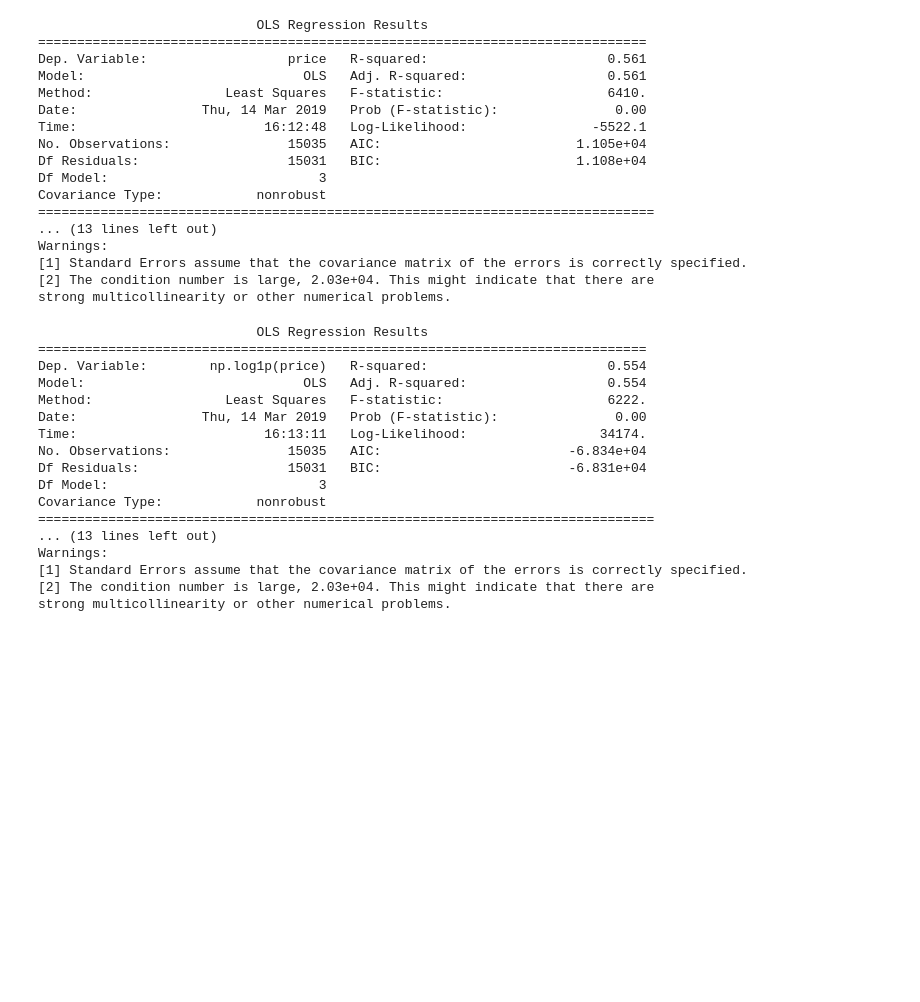
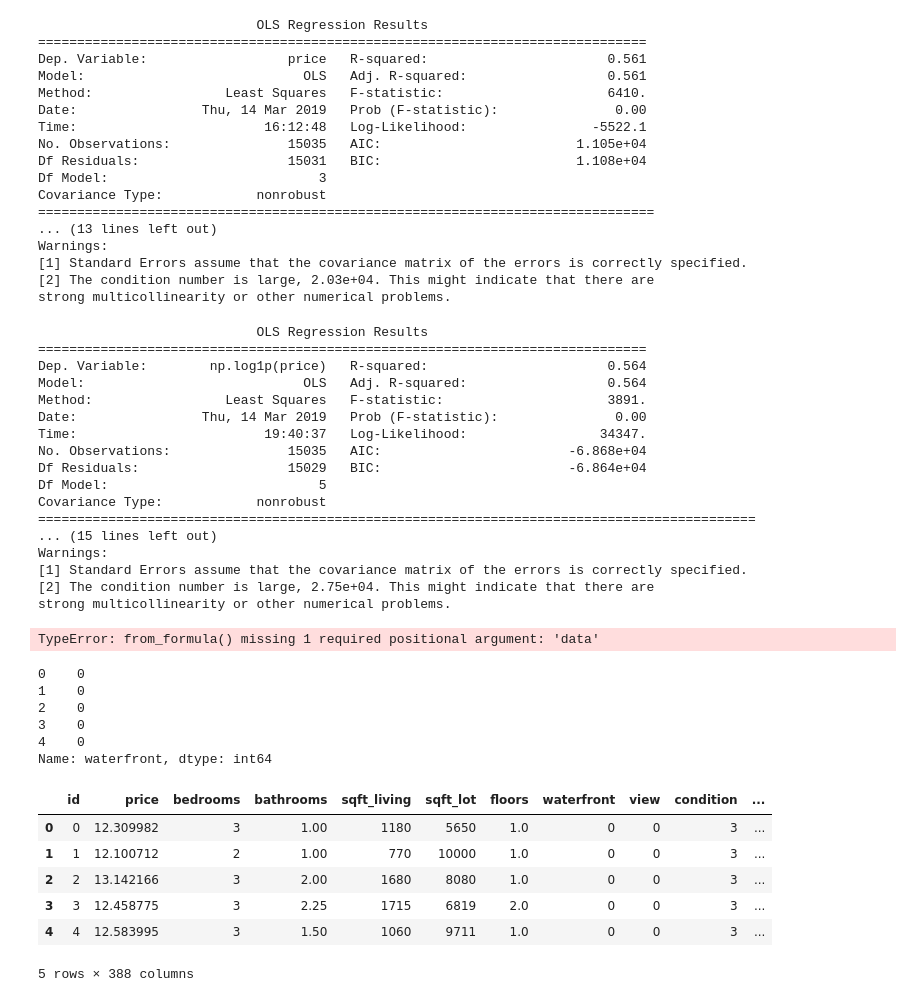
Before and after one commit to EmjayAhn/kaggle_HousePrice, a Jupyter notebook: 01_HousePriceEDA.ipynb, the cells around one changed output. Saved outputs shown, nothing was run; the diff lists cells and outputs as text; code cells hidden in the pictures; blank space fills up the shorter version.

```diff
--- a/01_HousePriceEDA.ipynb
+++ b/01_HousePriceEDA.ipynb
@@ -431,24 +438,50 @@ Warnings:
 [2] The condition number is large, 2.03e+04. This might indicate that there are
 strong multicollinearity or other numerical problems.
 # %%
-model = sm.OLS.from_formula("np.log1p(price) ~ grade + sqft_living + bedrooms", data=train_set)
+model = sm.OLS.from_formula("np.log1p(price) ~ grade + sqft_living + sqft_living15 + bedrooms + C(waterfront):grade", data=train_set)
 result = model.fit()
 print(result.summary())
 # %% [output]
                             OLS Regression Results
 ==============================================================================
-Dep. Variable:        np.log1p(price)   R-squared:                       0.554
-Model:                            OLS   Adj. R-squared:                  0.554
-Method:                 Least Squares   F-statistic:                     6222.
+Dep. Variable:        np.log1p(price)   R-squared:                       0.564
+Model:                            OLS   Adj. R-squared:                  0.564
+Method:                 Least Squares   F-statistic:                     3891.
 Date:                Thu, 14 Mar 2019   Prob (F-statistic):               0.00
-Time:                        16:13:11   Log-Likelihood:                 34174.
-No. Observations:               15035   AIC:                        -6.834e+04
-Df Residuals:                   15031   BIC:                        -6.831e+04
-Df Model:                           3
+Time:                        19:40:37   Log-Likelihood:                 34347.
+No. Observations:               15035   AIC:                        -6.868e+04
+Df Residuals:                   15029   BIC:                        -6.864e+04
+Df Model:                           5
 Covariance Type:            nonrobust
-===============================================================================
-... (13 lines left out)
+============================================================================================
+... (15 lines left out)
 Warnings:
 [1] Standard Errors assume that the covariance matrix of the errors is correctly specified.
-[2] The condition number is large, 2.03e+04. This might indicate that there are
+[2] The condition number is large, 2.75e+04. This might indicate that there are
 strong multicollinearity or other numerical problems.
+# %%
+model = sm.OLS.from_formula("price ~ grade + sqft_living + sqft_living15 + sqft_above + bathrooms +\
+                            lat + bedrooms + view + floors + sqft_basement + C(waterfront) + ")
+# %% [output]
+TypeError: from_formula() missing 1 required positional argument: 'data'
+# %%
+train_set['waterfront'].head()
+# %% [output]
+0    0
+1    0
+2    0
+3    0
+4    0
+Name: waterfront, dtype: int64
+# %%
+new_df = pd.get_dummies(train_set)
+# %%
+new_df.head()
+# %% [output]
+|  | id | price | bedrooms | bathrooms | sqft_living | sqft_lot | floors | waterfront | view | condition | ... |
+| 0 | 0 | 12.309982 | 3 | 1.00 | 1180 | 5650 | 1.0 | 0 | 0 | 3 | ... |
+| 1 | 1 | 12.100712 | 2 | 1.00 | 770 | 10000 | 1.0 | 0 | 0 | 3 | ... |
+| 2 | 2 | 13.142166 | 3 | 2.00 | 1680 | 8080 | 1.0 | 0 | 0 | 3 | ... |
+| 3 | 3 | 12.458775 | 3 | 2.25 | 1715 | 6819 | 2.0 | 0 | 0 | 3 | ... |
+| 4 | 4 | 12.583995 | 3 | 1.50 | 1060 | 9711 | 1.0 | 0 | 0 | 3 | ... |
+5 rows × 388 columns
```
Also changed, not shown: parts of 7 cells of this notebook.
